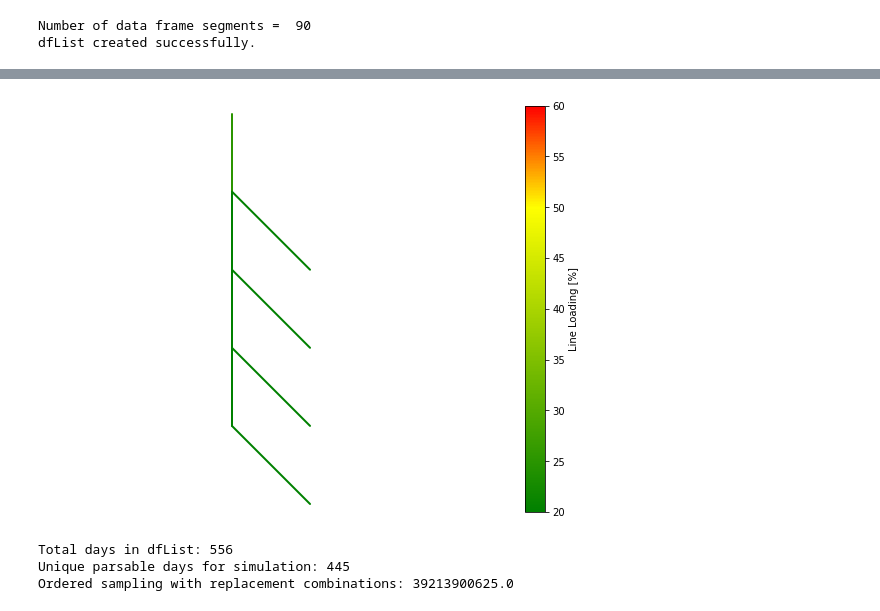
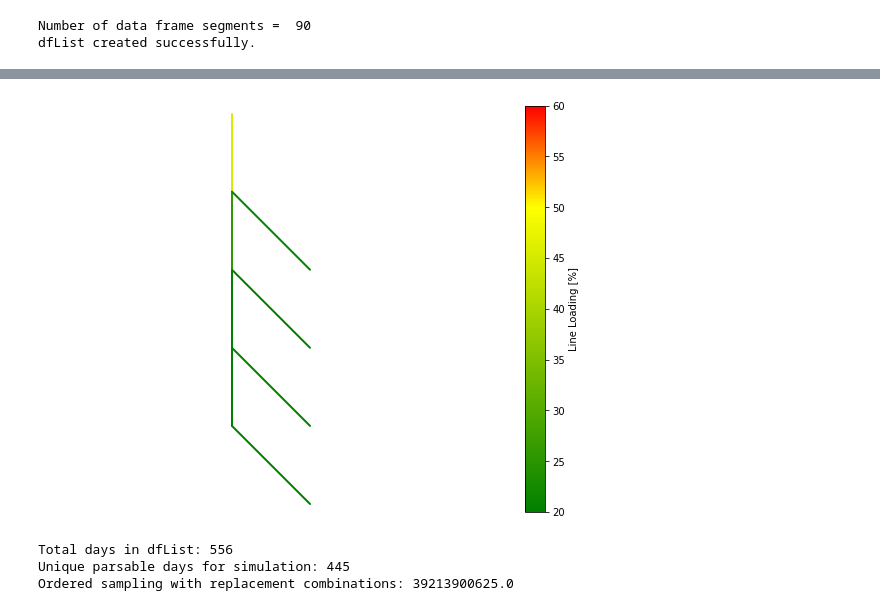
Before and after one commit to akthonka/EV_energy_comm, a Jupyter notebook: python/en_comm_base.ipynb, the cells around one changed output, grey strips where cells are left out. Saved outputs shown, nothing was run; the diff lists cells and outputs as text; code cells hidden in the pictures.

```diff
--- a/python/en_comm_base.ipynb
+++ b/python/en_comm_base.ipynb
@@ -113,7 +96,7 @@ nc.four_loads_branched_plot_linepct()
 # %%
-nc.load_graph(nc.net, time_step=170)
+nc.load_graph(nc.net, time_step=30)
 # %% [output]
-[figure, old version]
+[figure, new version]
 # %%
 from datetime import date
 import math
```
Also changed, not shown: parts of 5 cells of this notebook, 6 other files.
